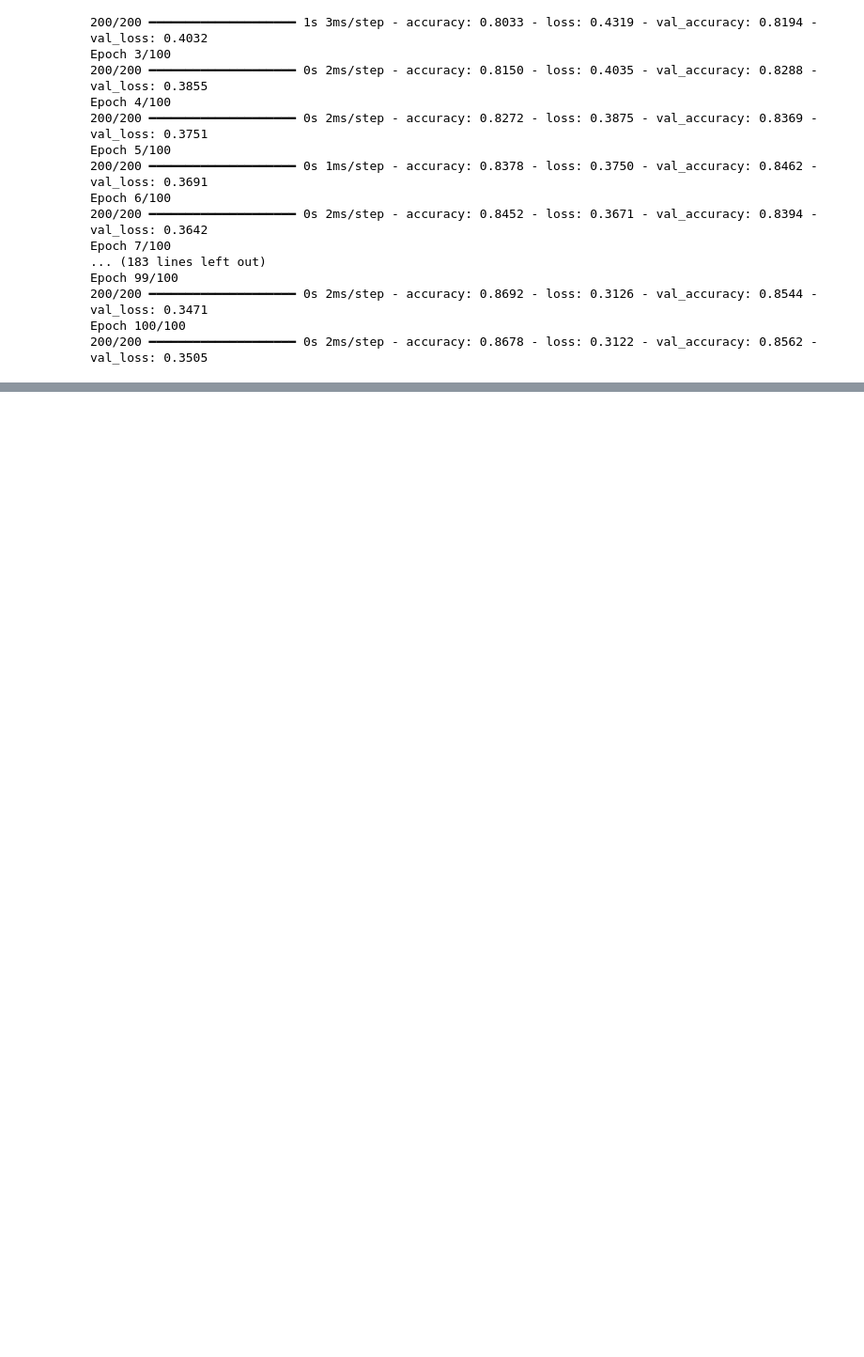
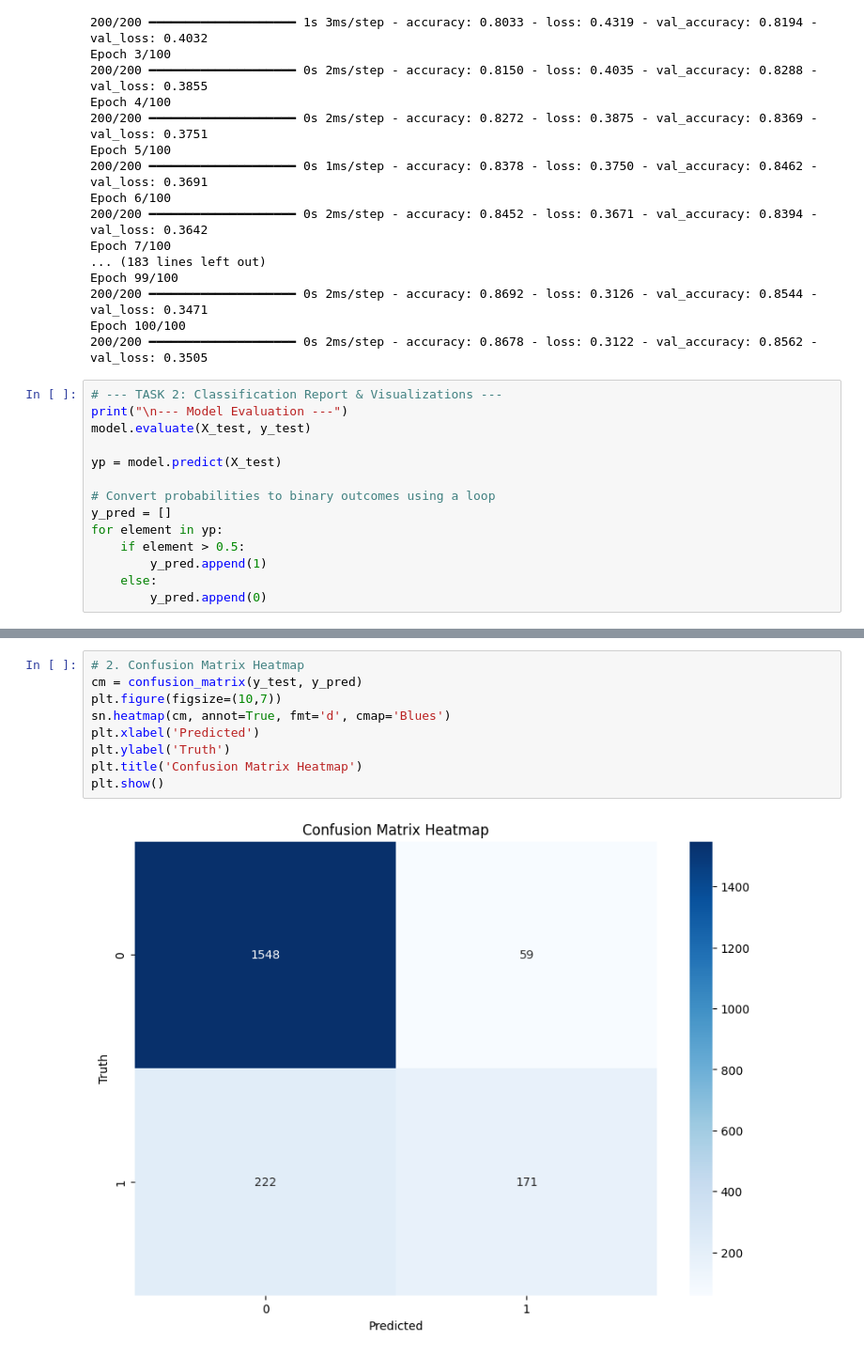
Before and after one commit to gulshan0201/Bank_Turnover_Churn, a Jupyter notebook: main.ipynb, the cells around one changed output, grey strips where cells are left out. Shown at 94% size. Drawn from its saved outputs; the diff is of its cells as text; blank space fills up the shorter version.

```diff
--- a/main.ipynb
+++ b/main.ipynb
@@ -165,3 +165,17 @@ Epoch 99/100
 200/200 ━━━━━━━━━━━━━━━━━━━━ 0s 2ms/step - accuracy: 0.8692 - loss: 0.3126 - val_accuracy: 0.8544 - val_loss: 0.3471
 Epoch 100/100
 200/200 ━━━━━━━━━━━━━━━━━━━━ 0s 2ms/step - accuracy: 0.8678 - loss: 0.3122 - val_accuracy: 0.8562 - val_loss: 0.3505
+# %%
+# --- TASK 2: Classification Report & Visualizations ---
+print("\n--- Model Evaluation ---")
+model.evaluate(X_test, y_test)
+
+yp = model.predict(X_test)
+
+# Convert probabilities to binary outcomes using a loop
+y_pred = []
+for element in yp:
+    if element > 0.5:
+        y_pred.append(1)
+    else:
+        y_pred.append(0)
@@ -167,0 +200,11 @@ Epoch 100/100
+# %%
+# 2. Confusion Matrix Heatmap
+cm = confusion_matrix(y_test, y_pred)
+plt.figure(figsize=(10,7))
+sn.heatmap(cm, annot=True, fmt='d', cmap='Blues')
+plt.xlabel('Predicted')
+plt.ylabel('Truth')
+plt.title('Confusion Matrix Heatmap')
+plt.show()
+# %% [output]
+[figure, added]
```
Also changed, not shown: parts of 2 cells of this notebook.
